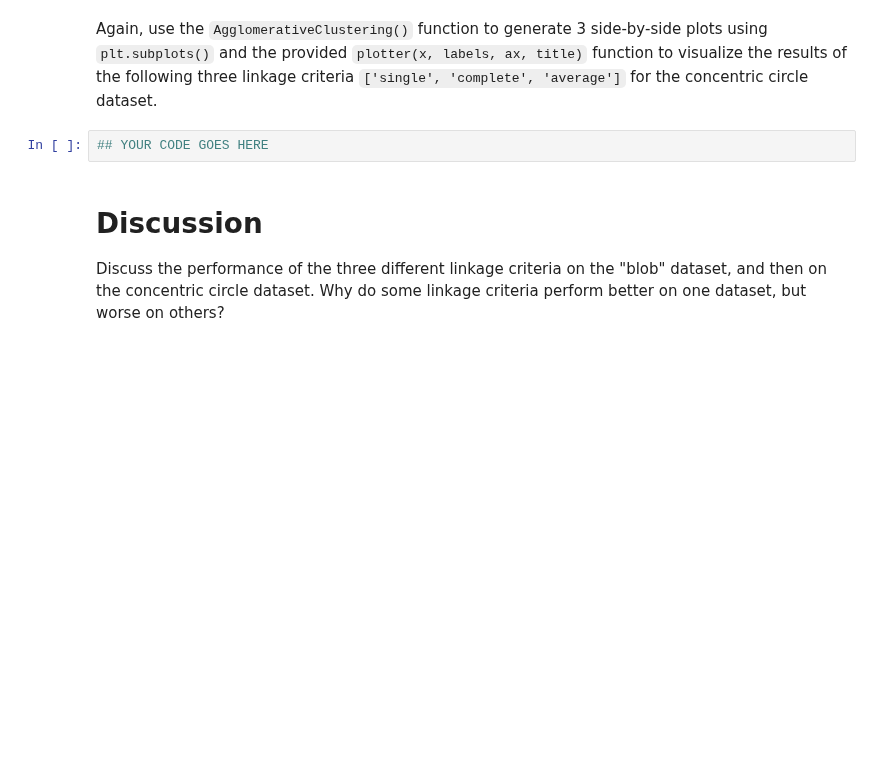
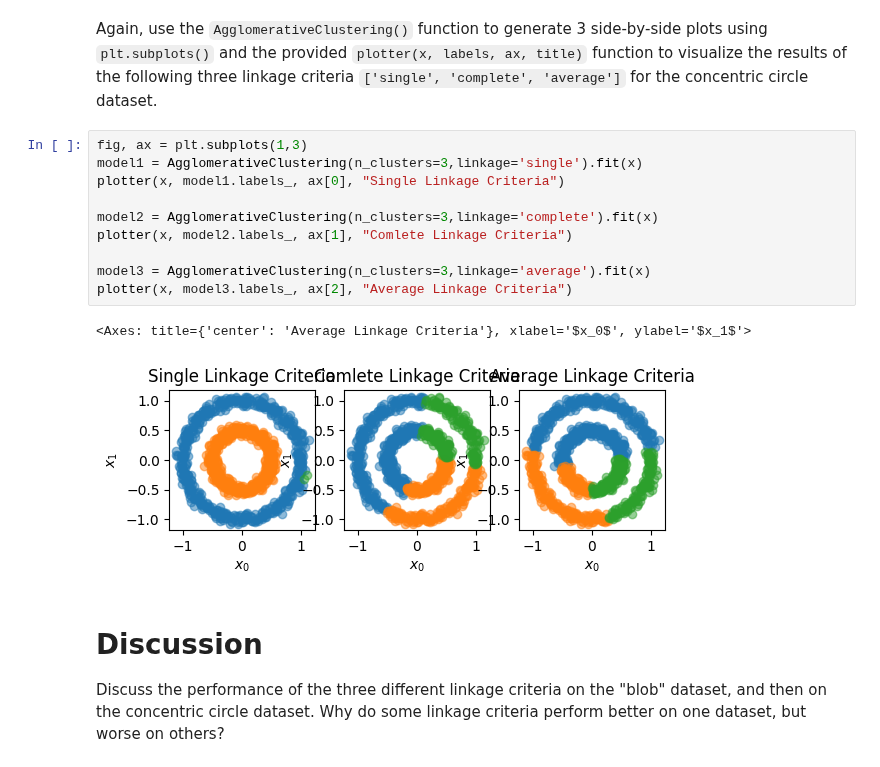
Before and after one commit to judson35/AI-ML, a Jupyter notebook: HW11/M11-L1-P3.ipynb, the cells around one changed output. Drawn from its saved outputs; the diff is of its cells as text; blank space fills up the shorter version.

```diff
--- a/HW11/M11-L1-P3.ipynb
+++ b/HW11/M11-L1-P3.ipynb
@@ -50,7 +65,18 @@ x, labels = make_circles(1000, factor = 0.5, noise = 0.05, random_state = 0)
 # %% [markdown]
 Again, use the `AgglomerativeClustering()` function to generate 3 side-by-side plots using `plt.subplots()` and the provided `plotter(x, labels, ax, title)` function to visualize the results of the following three linkage criteria `['single', 'complete', 'average']` for the concentric circle dataset.
-# %%
-## YOUR CODE GOES HERE
+# %%
+fig, ax = plt.subplots(1,3)
+model1 = AgglomerativeClustering(n_clusters=3,linkage='single').fit(x)
+plotter(x, model1.labels_, ax[0], "Single Linkage Criteria")
+
+model2 = AgglomerativeClustering(n_clusters=3,linkage='complete').fit(x)
+plotter(x, model2.labels_, ax[1], "Comlete Linkage Criteria")
+
+model3 = AgglomerativeClustering(n_clusters=3,linkage='average').fit(x)
+plotter(x, model3.labels_, ax[2], "Average Linkage Criteria")
+# %% [output]
+<Axes: title={'center': 'Average Linkage Criteria'}, xlabel='$x_0$', ylabel='$x_1$'>
+[figure, added]
 # %% [markdown]
 # Discussion
 
```
Also changed, not shown: parts of 8 cells of this notebook, 1 other file.
